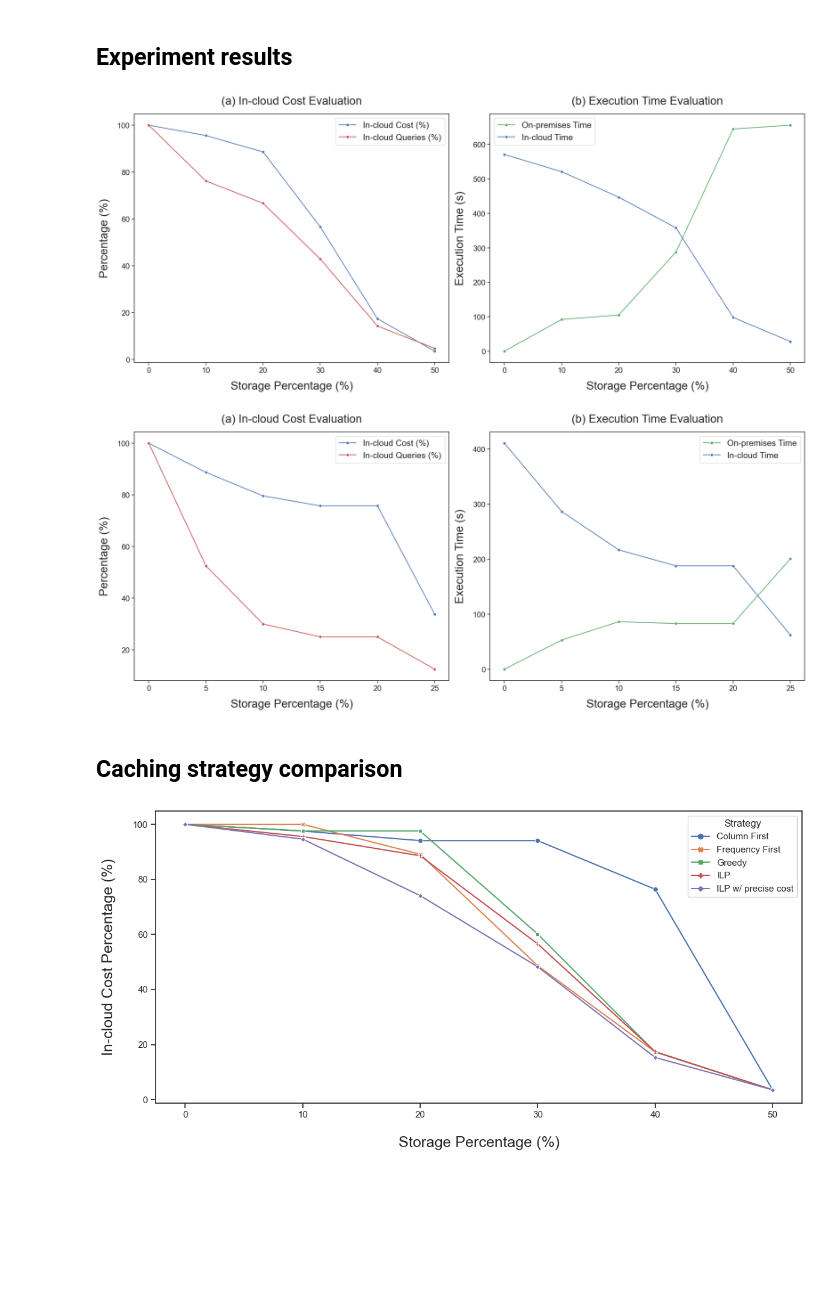
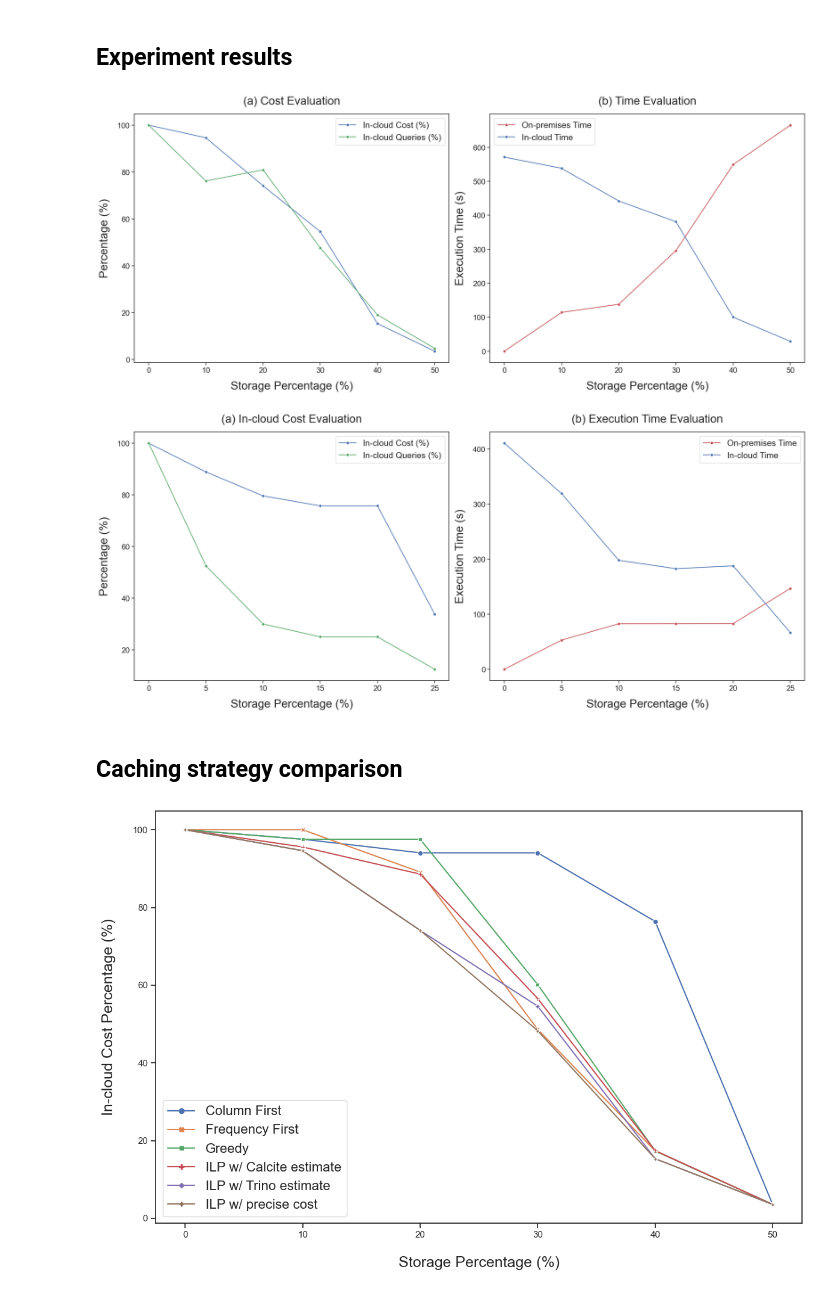
Before and after one commit to pixelsdb/pixels, a Jupyter notebook: pixels-amphi/pixels-amphi-worker/benchmark/scripts/visualize.ipynb, the cells around one changed output. Saved outputs shown, nothing was run; the diff lists cells and outputs as text; code cells hidden in the pictures; blank space fills up the shorter version.

Commit message:
Evaluation workaround

```diff
--- a/pixels-amphi/pixels-amphi-worker/benchmark/scripts/visualize.ipynb
+++ b/pixels-amphi/pixels-amphi-worker/benchmark/scripts/visualize.ipynb
@@ -165,48 +165,58 @@ plt.show()
 sns.set_theme(style="ticks")
 
 x = [0, 10, 20, 30, 40, 50] # storage percentage
-worker_time = [0, 92, 105, 288, 645, 656]
-cloud_time = [571, 521, 447, 358, 98, 28]
-cloud_cost = [100, 95.57, 88.58, 56.58, 17.42, 3.56] # cloud cost percentage
-cloud_queries = [100, 76.19, 66.67, 42.86, 14.29, 4.76] # how many queries in-cloud execution
+worker_time = [0, 114, 138, 296, 549, 665]
+cloud_time = [571, 538, 442, 381, 100, 29]
+cloud_cost = [100, 94.62, 74.10, 54.60, 15.33, 3.56] # cloud cost percentage
+cloud_queries = [100, 76.19, 80.95, 47.61, 19.04, 4.76] # how many queries in-cloud execution
+
+# utilization_rate = []
+# for i in range(len(x)):
+#     cost_saved = 100 - cloud_cost[i]
+#     storage_used = x[i]
+#     if storage_used == 0:
+#         utilization_rate.append(0)
+#         continue
+#     utilization_rate.append(cost_saved / storage_used * 100)
 
 fig, (ax1, ax2) = plt.subplots(1, 2, figsize=(21, 9))
 
 # First image
 sns.lineplot(x=x, y=cloud_cost, marker='o', linestyle='-', color='b', label='In-cloud Cost (%)', ax=ax1)
-sns.lineplot(x=x, y=cloud_queries, marker='o', linestyle='-', color='r', label='In-cloud Queries (%)', ax=ax1)
+sns.lineplot(x=x, y=cloud_queries, marker='o', linestyle='-', color='g', label='In-cloud Queries (%)', ax=ax1)
+# sns.lineplot(x=x, y=utilization_rate, marker='o', linestyle='-', color='r', label='Storage Utilization (%)', ax=ax1)
 ax1.set_xlabel('Storage Percentage (%)', fontsize=24, labelpad=15)
 ax1.set_ylabel('Percentage (%)', fontsize=24, labelpad=15)
 ax1.tick_params(axis='both', which='major', labelsize=16)
 ax1.legend(fontsize=18)
-ax1.set_title('(a) In-cloud Cost Evaluation', fontsize=24, pad=20)
+ax1.set_title('(a) Cost Evaluation', fontsize=24, pad=20)
 
 # Second image
-sns.lineplot(x=x, y=worker_time, marker='o', linestyle='-', color='g', label='On-premises Time', ax=ax2)
+sns.lineplot(x=x, y=worker_time, marker='o', linestyle='-', color='r', label='On-premises Time', ax=ax2)
 sns.lineplot(x=x, y=cloud_time, marker='o', linestyle='-', color='b', label='In-cloud Time', ax=ax2)
 ax2.set_xlabel('Storage Percentage (%)', fontsize=24, labelpad=15)
 ax2.set_ylabel('Execution Time (s)', fontsize=24, labelpad=15)
 ax2.tick_params(axis='both', which='major', labelsize=16)
 ax2.legend(fontsize=18)
-ax2.set_title('(b) Execution Time Evaluation', fontsize=24, pad=20)
+ax2.set_title('(b) Time Evaluation', fontsize=24, pad=20)
 
 plt.tight_layout()
 plt.savefig("./imgs/tpch_combined_evaluation.png")
 # %% [output]
-[figure, old version]
+[figure, new version]
 # %%
 # clickbench cost-est 0-25
 x = [0, 5, 10, 15, 20, 25] # storage percentage
-worker_time = [0.09, 52.9, 86.3, 83, 83, 200.6]
-cloud_time = [410.7, 286.7, 216.8, 187.9, 187.9, 62.3]
-cloud_cost = [100, 88.69, 79.58, 75.73, 75.73, 33.8] # cloud cost percentage
+worker_time = [0.09, 52.9, 82.6, 82.7, 82.9, 146.9]
+cloud_time = [410.7, 319.1, 197.9, 182.7, 187.9, 66.7]
+cloud_cost = [100, 88.86, 79.58, 75.73, 75.73, 33.8] # cloud cost percentage
 cloud_queries = [100, 52.5, 30, 25, 25, 12.5] # how many queries in-cloud execution
 
 fig, (ax1, ax2) = plt.subplots(1, 2, figsize=(21, 9))
 
 # First image
 sns.lineplot(x=x, y=cloud_cost, marker='o', linestyle='-', color='b', label='In-cloud Cost (%)', ax=ax1)
-sns.lineplot(x=x, y=cloud_queries, marker='o', linestyle='-', color='r', label='In-cloud Queries (%)', ax=ax1)
+sns.lineplot(x=x, y=cloud_queries, marker='o', linestyle='-', color='g', label='In-cloud Queries (%)', ax=ax1)
 ax1.set_xlabel('Storage Percentage (%)', fontsize=24, labelpad=15)
 ax1.set_ylabel('Percentage (%)', fontsize=24, labelpad=15)
 ax1.tick_params(axis='both', which='major', labelsize=16)
@@ -214,7 +224,7 @@ ax1.legend(fontsize=18)
 ax1.set_title('(a) In-cloud Cost Evaluation', fontsize=24, pad=20)
 
 # Second image
-sns.lineplot(x=x, y=worker_time, marker='o', linestyle='-', color='g', label='On-premises Time', ax=ax2)
+sns.lineplot(x=x, y=worker_time, marker='o', linestyle='-', color='r', label='On-premises Time', ax=ax2)
 sns.lineplot(x=x, y=cloud_time, marker='o', linestyle='-', color='b', label='In-cloud Time', ax=ax2)
 ax2.set_xlabel('Storage Percentage (%)', fontsize=24, labelpad=15)
 ax2.set_ylabel('Execution Time (s)', fontsize=24, labelpad=15)
@@ -225,43 +235,45 @@ ax2.set_title('(b) Execution Time Evaluation', fontsize=24, pad=20)
 plt.tight_layout()
 plt.savefig("./imgs/clickbench_combined_evaluation.png")
 # %% [output]
-[figure, old version]
+[figure, new version]
 # %% [markdown]
 ## Caching strategy comparison
 # %%
 # tpch
 x = [0, 10, 20, 30, 40, 50] # storage percentage
 column_first_cost = [100, 97.56, 94.07, 94.07, 76.42, 3.56]
 freq_first_cost = [100, 100, 89.11, 48.64, 17.34, 3.56]
 greedy_cost= [100, 97.56, 97.56, 60.17, 17.34, 3.56]
 est_cost = [100, 95.57, 88.58, 56.58, 17.42, 3.56]
+trino_cost = [100, 94.62, 74.10, 54.60, 15.33, 3.56]
 scan_cost = [100, 94.62, 74.10, 48.28, 15.33, 3.56]
 
 # Creating a dataframe
 df = pd.DataFrame({
-    'x': x*5,  # repeat x values for each of the cost categories
-    'Cost': column_first_cost + freq_first_cost + greedy_cost + est_cost + scan_cost,  # concatenate all cost categories
-    'Strategy': ['Column First']*len(x) + ['Frequency First']*len(x) + ['Greedy']*len(x) + ['ILP']*len(x) + ['ILP w/ precise cost']*len(x)
+    'x': x*6,  # repeat x values for each of the cost categories
+    'Cost': column_first_cost + freq_first_cost + greedy_cost + est_cost + trino_cost + scan_cost,  # concatenate all cost categories
+    'Strategy': ['Column First']*len(x) + ['Frequency First']*len(x) + ['Greedy']*len(x) + ['ILP w/ Calcite estimate']*len(x) + ['ILP w/ Trino estimate']*len(x) + ['ILP w/ precise cost']*len(x)
 })
 
 # Define the style of the plot
 sns.set_style("ticks")
 
-plt.figure(figsize=(12, 6))
+plt.figure(figsize=(12, 8))
 
 # Create the line plot
 sns.lineplot(x='x', y='Cost', hue='Strategy', style='Strategy', markers=True, dashes=False, data=df)
 
 # Customize the axes and title
 plt.xlabel('Storage Percentage (%)', fontsize=18, labelpad=20)
 plt.ylabel('In-cloud Cost Percentage (%)', fontsize=18, labelpad=20)
+plt.legend(fontsize=16, loc='lower left')
 
 # Save and show the plot
 plt.tight_layout()
 plt.savefig("./imgs/tpch_cache_strategy.png")
 plt.show()
 # %% [output]
-[figure, old version]
+[figure, new version]
 # %%
 # clickbench
 x = [0, 5, 10, 15, 20, 25] # storage percentage
```
Also changed, not shown: parts of 4 cells of this notebook, 8 other files.
